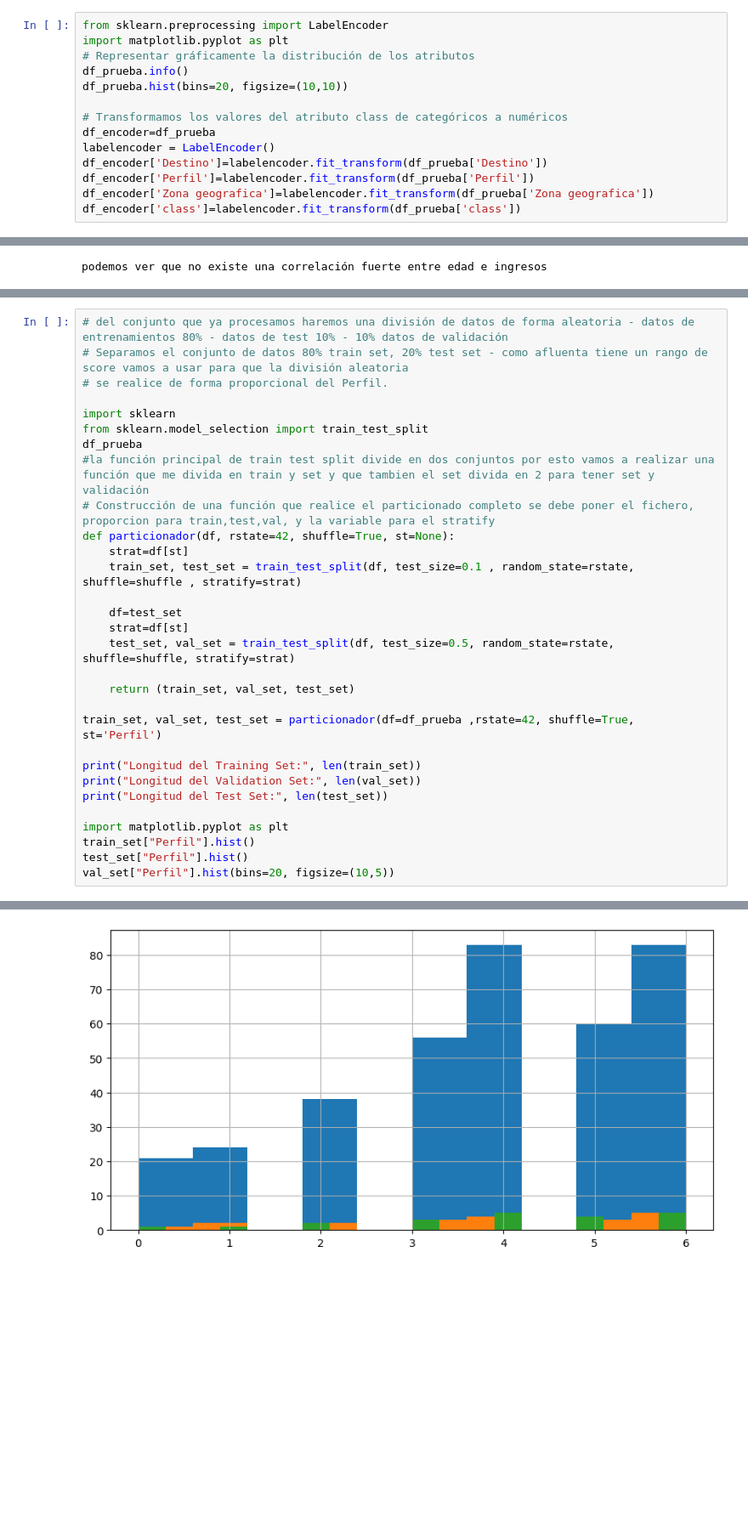
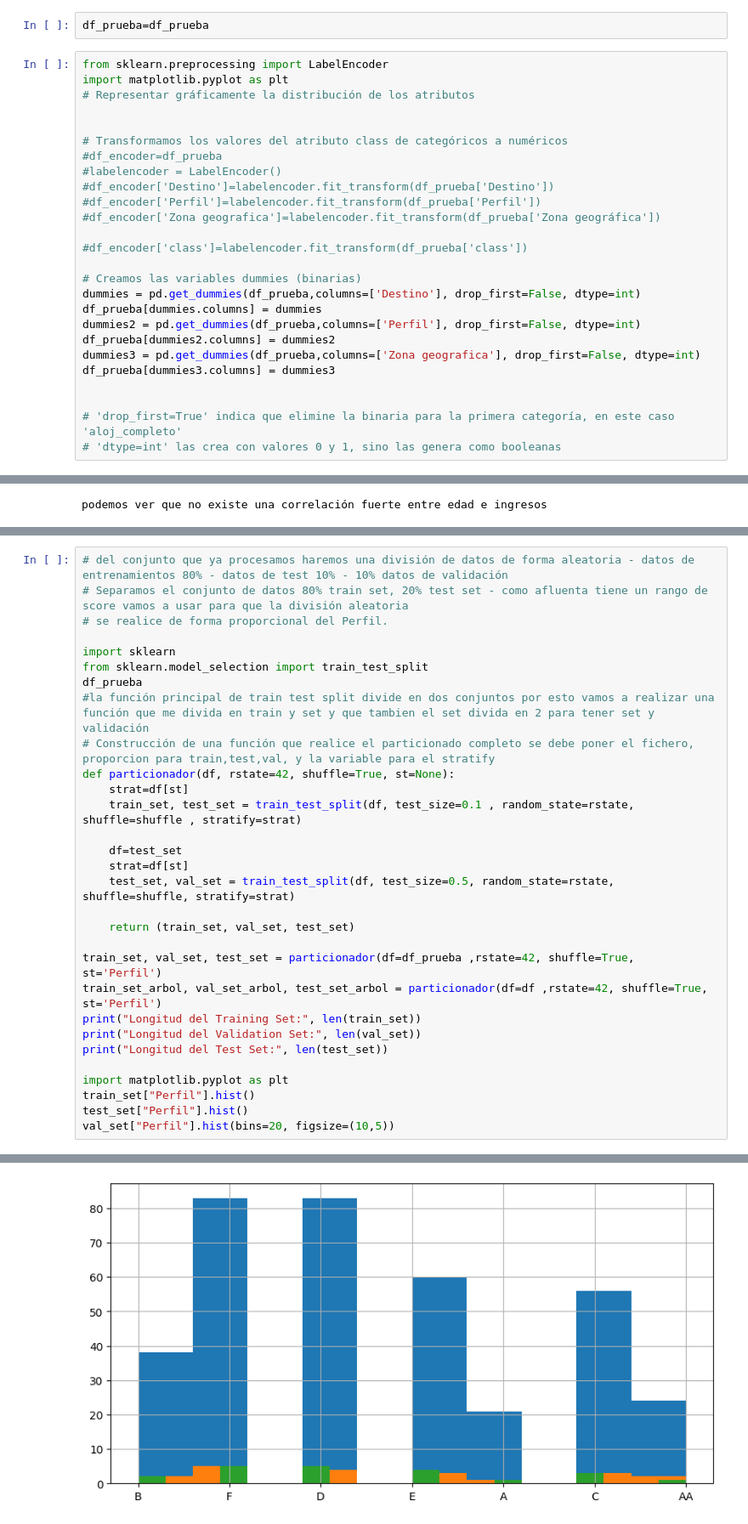
Before and after one commit to HANNNNSEN/AnalisisPrestamos, a Jupyter notebook: AnalisisPrestamos.ipynb, the cells around one changed output, grey strips where cells are left out. Shown at 85% size. Cells and saved outputs as stored; diff of their text form; blank space fills up the shorter version.

Commit message:
se modifican las categoricas por dummies en vez de onehotencoder

```diff
--- a/AnalisisPrestamos.ipynb
+++ b/AnalisisPrestamos.ipynb
@@ -130,16 +132,30 @@ df_prueba
 406 rows × 7 columns
+# %%
+df_prueba=df_prueba
 # %%
 from sklearn.preprocessing import LabelEncoder
 import matplotlib.pyplot as plt
 # Representar gráficamente la distribución de los atributos
-df_prueba.info()
-df_prueba.hist(bins=20, figsize=(10,10))
+
 
 # Transformamos los valores del atributo class de categóricos a numéricos
-df_encoder=df_prueba
-labelencoder = LabelEncoder()
-df_encoder['Destino']=labelencoder.fit_transform(df_prueba['Destino'])
-df_encoder['Perfil']=labelencoder.fit_transform(df_prueba['Perfil'])
-df_encoder['Zona geografica']=labelencoder.fit_transform(df_prueba['Zona geografica'])
-df_encoder['class']=labelencoder.fit_transform(df_prueba['class'])
+#df_encoder=df_prueba
+#labelencoder = LabelEncoder()
+#df_encoder['Destino']=labelencoder.fit_transform(df_prueba['Destino'])
+#df_encoder['Perfil']=labelencoder.fit_transform(df_prueba['Perfil'])
+#df_encoder['Zona geografica']=labelencoder.fit_transform(df_prueba['Zona geográfica'])
+
+#df_encoder['class']=labelencoder.fit_transform(df_prueba['class'])
+
+# Creamos las variables dummies (binarias)
+dummies = pd.get_dummies(df_prueba,columns=['Destino'], drop_first=False, dtype=int)
+df_prueba[dummies.columns] = dummies
+dummies2 = pd.get_dummies(df_prueba,columns=['Perfil'], drop_first=False, dtype=int)
+df_prueba[dummies2.columns] = dummies2
+dummies3 = pd.get_dummies(df_prueba,columns=['Zona geografica'], drop_first=False, dtype=int)
+df_prueba[dummies3.columns] = dummies3
+
+
+# 'drop_first=True' indica que elimine la binaria para la primera categoría, en este caso 'aloj_completo'
+# 'dtype=int' las crea con valores 0 y 1, sino las genera como booleanas
 # %% [output]
@@ -245,35 +247,35 @@ All    0.37931  0.62069  1.00000
 
 import sklearn
 from sklearn.model_selection import train_test_split
 df_prueba
 #la función principal de train test split divide en dos conjuntos por esto vamos a realizar una función que me divida en train y set y que tambien el set divida en 2 para tener set y validación
 # Construcción de una función que realice el particionado completo se debe poner el fichero, proporcion para train,test,val, y la variable para el stratify
 def particionador(df, rstate=42, shuffle=True, st=None):
     strat=df[st]
     train_set, test_set = train_test_split(df, test_size=0.1 , random_state=rstate, shuffle=shuffle , stratify=strat)
 
     df=test_set
     strat=df[st]
     test_set, val_set = train_test_split(df, test_size=0.5, random_state=rstate, shuffle=shuffle, stratify=strat)
 
     return (train_set, val_set, test_set)
 
 train_set, val_set, test_set = particionador(df=df_prueba ,rstate=42, shuffle=True, st='Perfil')
-
+train_set_arbol, val_set_arbol, test_set_arbol = particionador(df=df ,rstate=42, shuffle=True, st='Perfil')
 print("Longitud del Training Set:", len(train_set))
 print("Longitud del Validation Set:", len(val_set))
 print("Longitud del Test Set:", len(test_set))
 
 import matplotlib.pyplot as plt
 train_set["Perfil"].hist()
 test_set["Perfil"].hist()
 val_set["Perfil"].hist(bins=20, figsize=(10,5))
 # %% [output]
 Longitud del Training Set: 365
 Longitud del Validation Set: 21
 Longitud del Test Set: 20
 <Axes: >
-[figure, old version]
+[figure, new version]
 # %%
 #transformaremos a traves de Sklearn ->LabelEncoder de valores categóricos a numéricos (Destino-Zona Geografica-Perfil-class)
 from sklearn.model_selection import train_test_split
```
Also changed, not shown: parts of 11 cells of this notebook, 3 other files.
